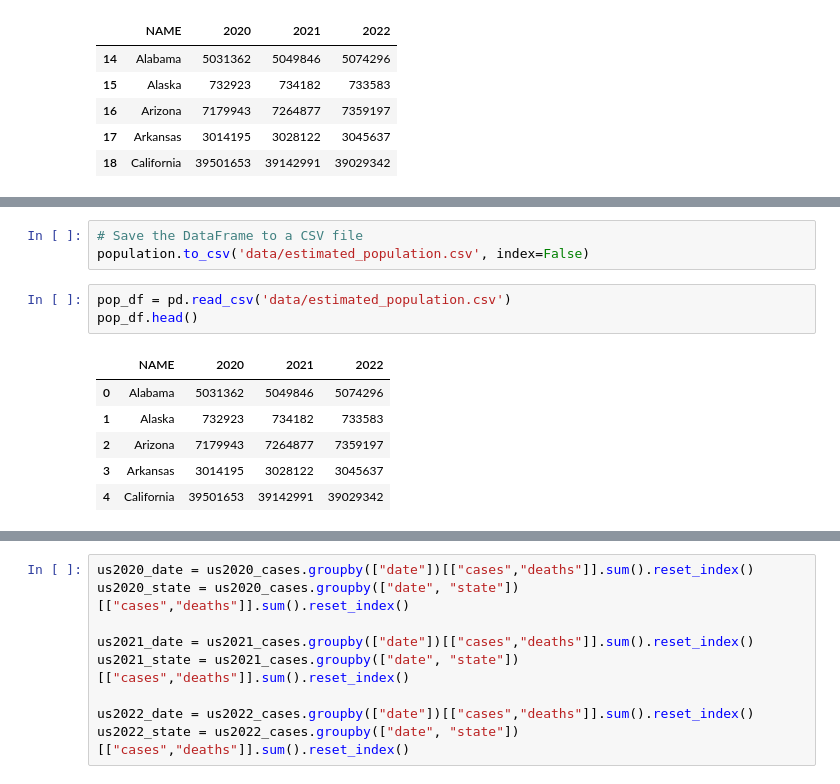
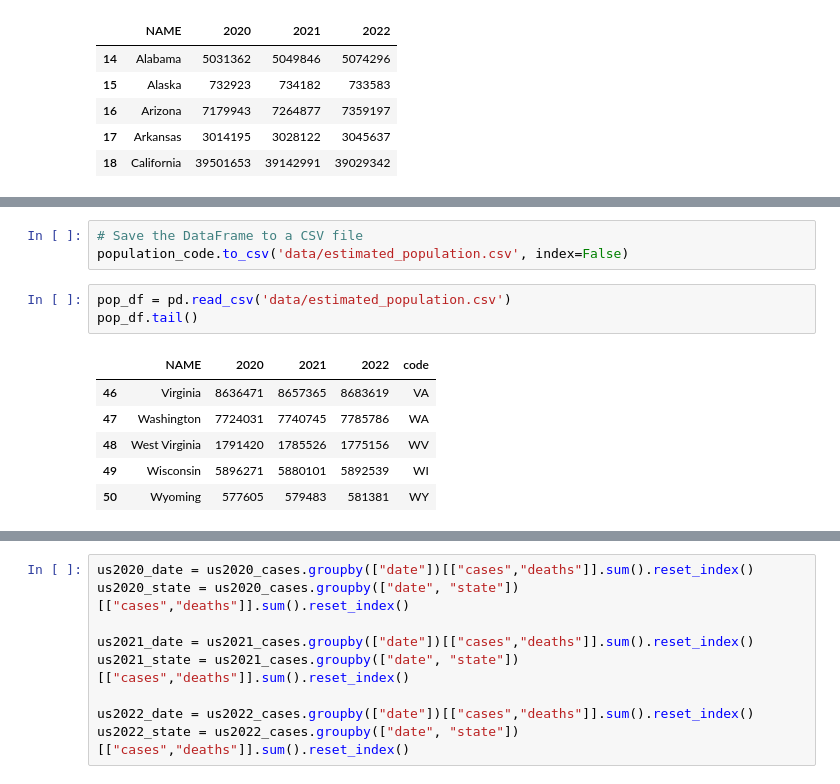
Before and after one commit to Ivan2911/COVID-19-VIZ, a Jupyter notebook: data_process.ipynb, the cells around one changed output, grey strips where cells are left out. Cells and saved outputs as stored; diff of their text form.

```diff
--- a/data_process.ipynb
+++ b/data_process.ipynb
@@ -129,16 +131,16 @@ population_unpivoted
 # %%
 # Save the DataFrame to a CSV file
-population.to_csv('data/estimated_population.csv', index=False)
+population_code.to_csv('data/estimated_population.csv', index=False)
 # %%
 pop_df = pd.read_csv('data/estimated_population.csv')
-pop_df.head()
+pop_df.tail()
 # %% [output]
-|  | NAME | 2020 | 2021 | 2022 |
-| 0 | Alabama | 5031362 | 5049846 | 5074296 |
-| 1 | Alaska | 732923 | 734182 | 733583 |
-| 2 | Arizona | 7179943 | 7264877 | 7359197 |
-| 3 | Arkansas | 3014195 | 3028122 | 3045637 |
-| 4 | California | 39501653 | 39142991 | 39029342 |
+|  | NAME | 2020 | 2021 | 2022 | code |
+| 46 | Virginia | 8636471 | 8657365 | 8683619 | VA |
+| 47 | Washington | 7724031 | 7740745 | 7785786 | WA |
+| 48 | West Virginia | 1791420 | 1785526 | 1775156 | WV |
+| 49 | Wisconsin | 5896271 | 5880101 | 5892539 | WI |
+| 50 | Wyoming | 577605 | 579483 | 581381 | WY |
 # %%
 pop_df.isna().sum()
 # %% [output]
```
Also changed, not shown: parts of 18 cells of this notebook, 5 other files.
